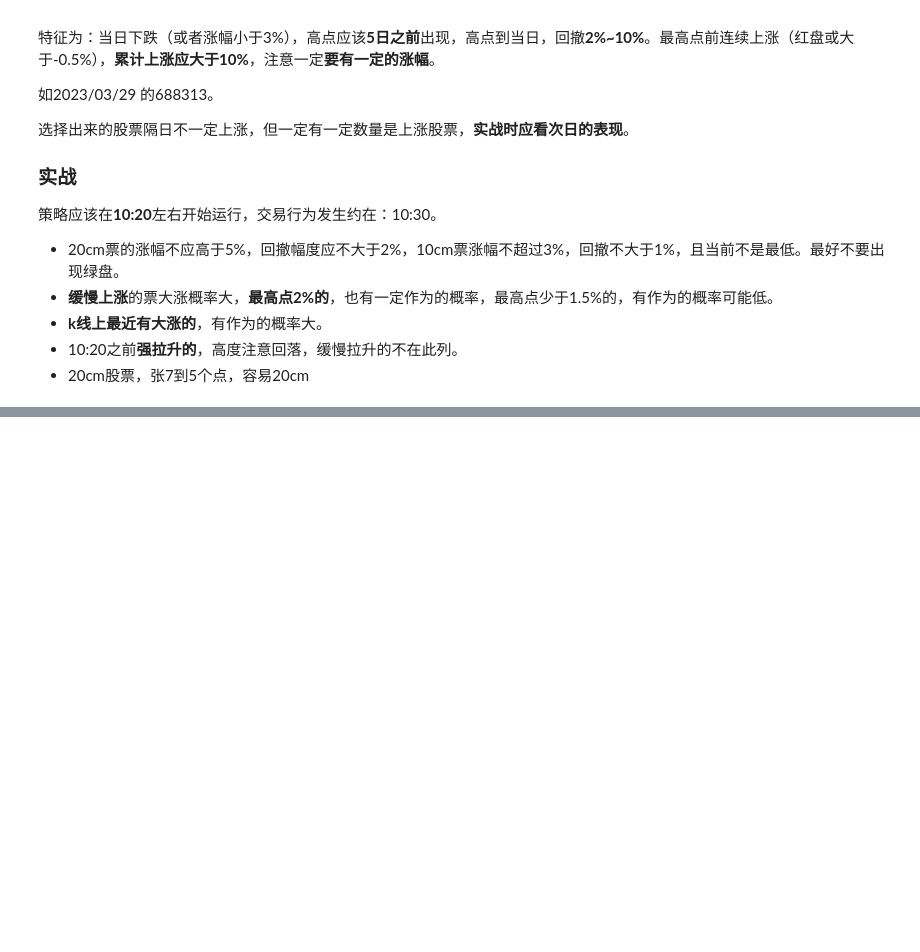
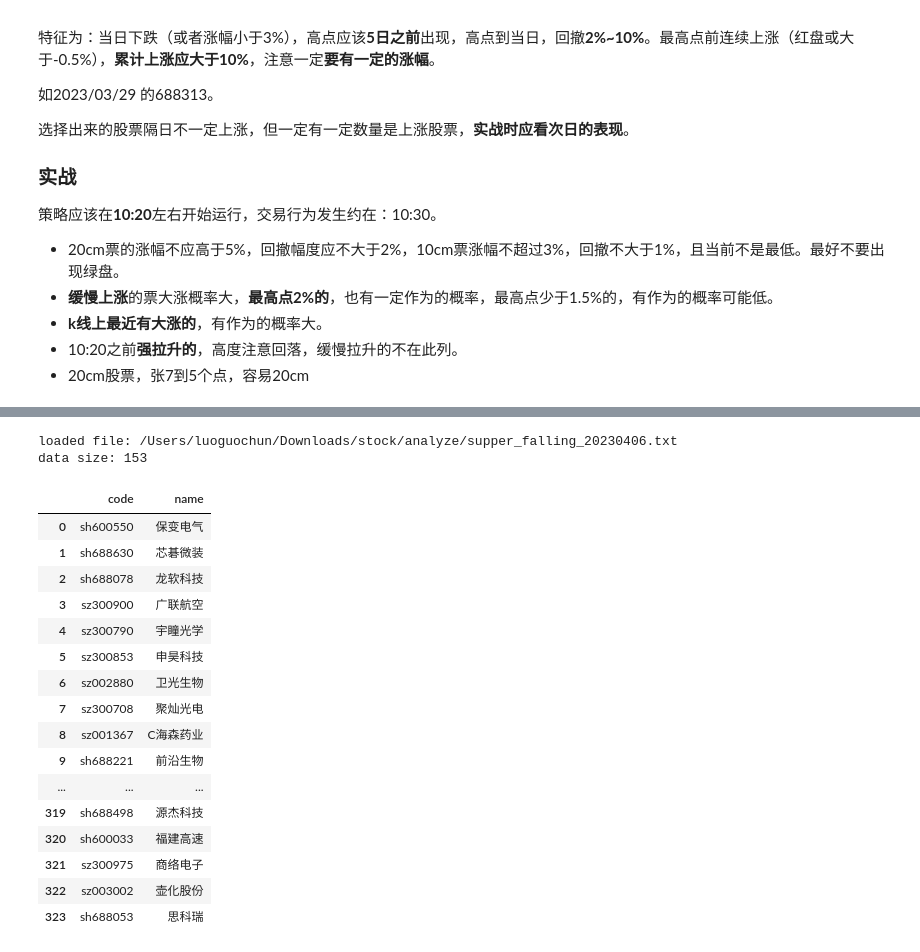
Before and after one commit to buf1024/winq, a Jupyter notebook: notebook/A股实战-超跌反弹.ipynb, the cells around one changed output, grey strips where cells are left out. Cells and saved outputs as stored; diff of their text form; code cells hidden in the pictures; blank space fills up the shorter version.

```diff
--- a/notebook/A股实战-超跌反弹.ipynb
+++ b/notebook/A股实战-超跌反弹.ipynb
@@ -87,0 +126,68 @@ hit data size: 134
+# %%
+test_end_date = '20230417'
+with_rt_kdata = True
+
+pool_date = '20230417'
+is_20cm = False
+
+# 记得修改时间
+path='{}/analyze/supper_falling_{}.txt'.format(base_path, pool_date)
+if is_20cm:
+    path='{}/analyze/supper_falling_{}_20cm.txt'.format(base_path, pool_date)
+
+
+codes=None
+with open(path) as f:
+    codes = f.read()
+    codes = codes.split(',')
+    codes = ['sh'+code if code.startswith('6') else 'sz'+code for code in codes]
+
+print('loaded file: {}\ndata size: {}'.format(path, len(codes)))
+
+
+strategy = strategies['test.SimpleRise'](db=db,
+                                        test_end_date=test_end_date, with_rt_kdata = with_rt_kdata,
+                                        run_task_count=run_task_count,
+                                        load_daily=db.load_stock_daily,
+                                        load_info=db.load_stock_info,
+                                        fetch_daily=fetch.fetch_stock_bar
+                                       )
+await strategy.prepare(cal_time='10:30:00',
+                       max_turnover=7.0,
+                       max_down_as_rise=-1.0,
+#                        max_20cm_rise=5.0,
+                       max_20cm_rise=7.0,
+                       max_20cm_falling=2.0,
+                       max_10cm_rise=3.0,
+                       max_10cm_falling=1.50,
+                       sort_by='chg_pct')
+
+data = await strategy.run(codes=None)
+
+if data is not None and  len(data) > 0:
+    test_end_date = strategy.test_end_date.strftime('%Y%m%d')
+    path='{}/trade/simple_rise_{}.txt'.format(base_path, test_end_date)
+    if is_20cm:
+        path='{}/trade/simple_rise_20cm_{}.txt'.format(base_path, test_end_date)
+    export_codes_to_path(path=path, data=data)
+data
+# %% [output]
+loaded file: /Users/luoguochun/Downloads/stock/analyze/supper_falling_20230406.txt
+data size: 153
+|  | code | name |
+| 0 | sh600550 | 保变电气 |
+| 1 | sh688630 | 芯碁微装 |
+| 2 | sh688078 | 龙软科技 |
+| 3 | sz300900 | 广联航空 |
+| 4 | sz300790 | 宇瞳光学 |
+| 5 | sz300853 | 申昊科技 |
+| 6 | sz002880 | 卫光生物 |
+| 7 | sz300708 | 聚灿光电 |
+| 8 | sz001367 | C海森药业 |
+| 9 | sh688221 | 前沿生物 |
+| ... | ... | ... |
+| 319 | sh688498 | 源杰科技 |
+| 320 | sh600033 | 福建高速 |
+| 321 | sz300975 | 商络电子 |
+| 322 | sz003002 | 壶化股份 |
+| 323 | sh688053 | 思科瑞 |
```
Also changed, not shown: parts of 12 cells of this notebook, 2 other files.
